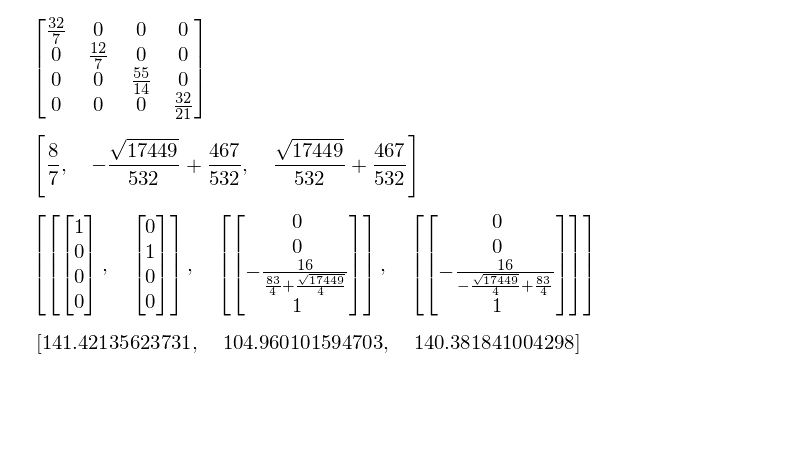
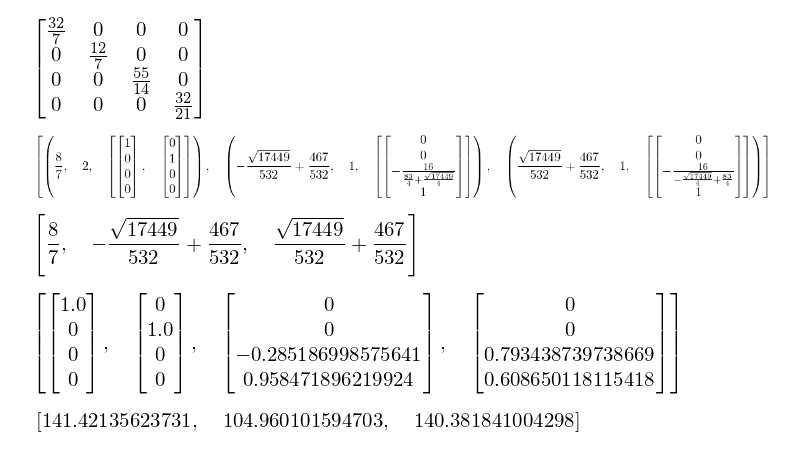
Before and after one commit to Ccaccia73/semimonocoque, a Jupyter notebook: CorrectiveSolutions-7nodes.ipynb, the cells around one changed output. Saved outputs shown, nothing was run; the diff lists cells and outputs as text; code cells hidden in the pictures; blank space fills up the shorter version.

```diff
--- a/CorrectiveSolutions-7nodes.ipynb
+++ b/CorrectiveSolutions-7nodes.ipynb
@@ -144,16 +144,22 @@ S1.Mtilde.subs(datav)
 [figure]
 # %%
 sol_data = (S1.Ktilde.inv()*(S1.Mtilde.subs(datav))).eigenvects()
+sol_data
+# %% [output]
+[figure, added]
 # %%
 β2 = [sol[0] for sol in sol_data]
 β2
 # %% [output]
 [figure]
-# %%
-X = [sol[2] for sol in sol_data]
-X
-# %% [output]
-[figure, removed]
+# %%
+X = []
+for sol in sol_data:
+    for i in range(len(sol[2])):
+        X.append(sympy.N(sol[2][i]/sol[2][i].norm()))
+X
+# %% [output]
+[figure, added]
 # %%
 λ = [sympy.N(sympy.sqrt(E*A*h/(G*t)*βi).subs(datav)) for βi in β2]
 λ
```
Also changed, not shown: 1 other file.
